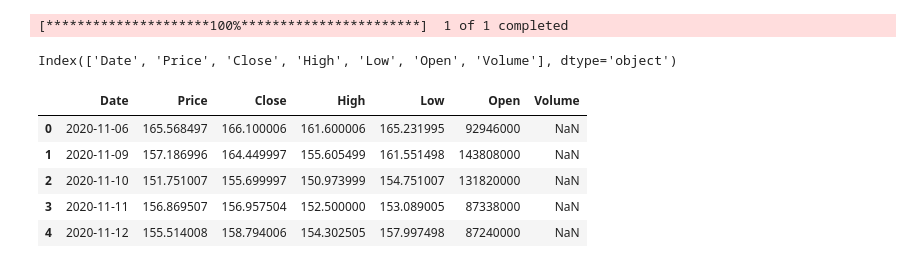
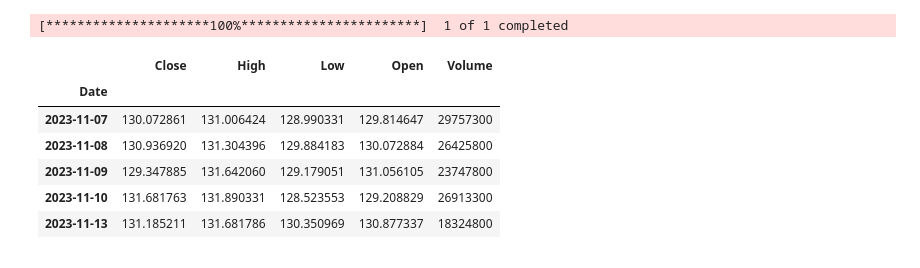
Before and after one commit to nmhkha/DL_Practice, a Jupyter notebook: Lap/StockPriceForecasting.ipynb, the cells around one changed output. Saved outputs shown, nothing was run; the diff lists cells and outputs as text; code cells hidden in the pictures.

```diff
--- a/Lap/StockPriceForecasting.ipynb
+++ b/Lap/StockPriceForecasting.ipynb
@@ -50,0 +98,20 @@ Sector: Consumer Cyclical
+# %%
+# Fetching Historical Stock Data
+from tabulate import tabulate
+
+start = '2025-01-01'
+end = '2025-11-06'
+
+stock = yf.Ticker('GOOGL')
+historical_data = stock.history(start=start, end= end)
+
+pd.set_option('display.max_columns', None)
+pd.set_option('display.width', None)
+
+print(f"Historical Data for {symbol} from {start} to {end}")
+
+formatted_data = pd.concat([historical_data.head(), historical_data.tail()])
+print(tabulate(formatted_data, headers='keys', tablefmt='psql'))
+
+print("\nShowing only the first and last 5 rows of data:")
+print(tabulate(formatted_data, headers='keys', tablefmt='grid'))
@@ -56,16 +141,13 @@ dat.to_csv('AMZN_5y.csv')
 # %% [output]
 [*********************100%***********************]  1 of 1 completed
 # %%
-df = pd.read_csv('AMZN_5y.csv')
-print(df.columns)
+df = pd.read_csv('GOOGL_2y.csv', index_col='Date', parse_dates=True)
+df.head()
 # %% [output]
-Index(['Date', 'Price', 'Close', 'High', 'Low', 'Open', 'Volume'], dtype='object')
+|  | Close | High | Low | Open | Volume |
+| Date |  |  |  |  |  |
+| 2023-11-07 | 130.072861 | 131.006424 | 128.990331 | 129.814647 | 29757300 |
+| 2023-11-08 | 130.936920 | 131.304396 | 129.884183 | 130.072884 | 26425800 |
+| 2023-11-09 | 129.347885 | 131.642060 | 129.179051 | 131.056105 | 23747800 |
+| 2023-11-10 | 131.681763 | 131.890331 | 128.523553 | 129.208829 | 26913300 |
+| 2023-11-13 | 131.185211 | 131.681786 | 130.350969 | 130.877337 | 18324800 |
-# %%
-df.head()
-# %% [output]
-|  | Date | Price | Close | High | Low | Open | Volume |
-| 0 | 2020-11-06 | 165.568497 | 166.100006 | 161.600006 | 165.231995 | 92946000 | NaN |
-| 1 | 2020-11-09 | 157.186996 | 164.449997 | 155.605499 | 161.551498 | 143808000 | NaN |
-| 2 | 2020-11-10 | 151.751007 | 155.699997 | 150.973999 | 154.751007 | 131820000 | NaN |
-| 3 | 2020-11-11 | 156.869507 | 156.957504 | 152.500000 | 153.089005 | 87338000 | NaN |
-| 4 | 2020-11-12 | 155.514008 | 158.794006 | 154.302505 | 157.997498 | 87240000 | NaN |
```
Also changed, not shown: parts of 13 cells of this notebook, 2 other files.
